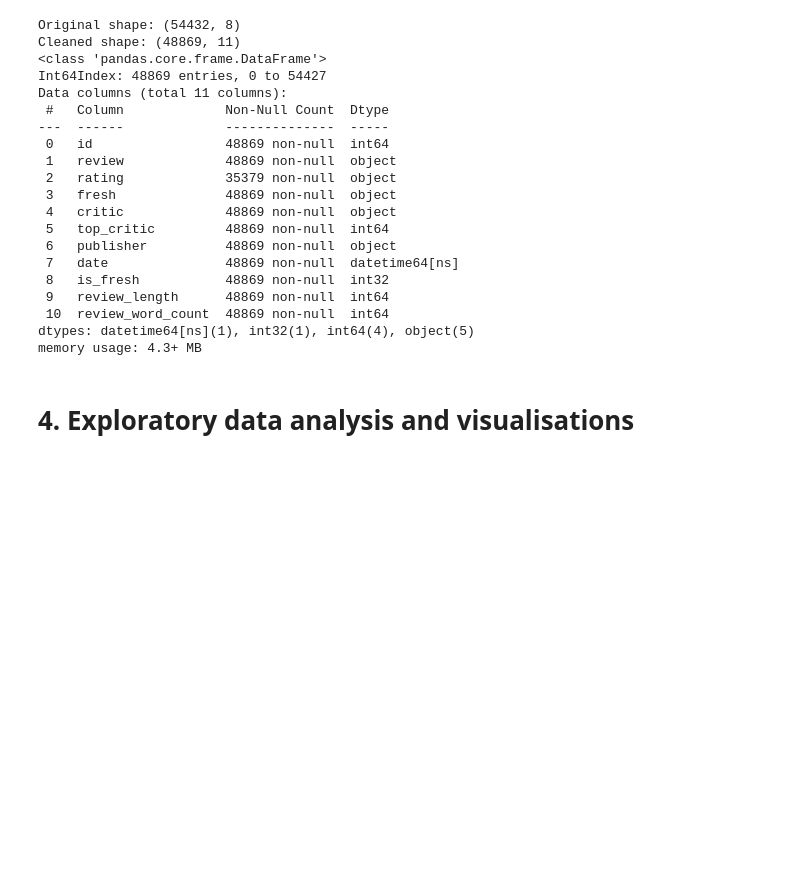
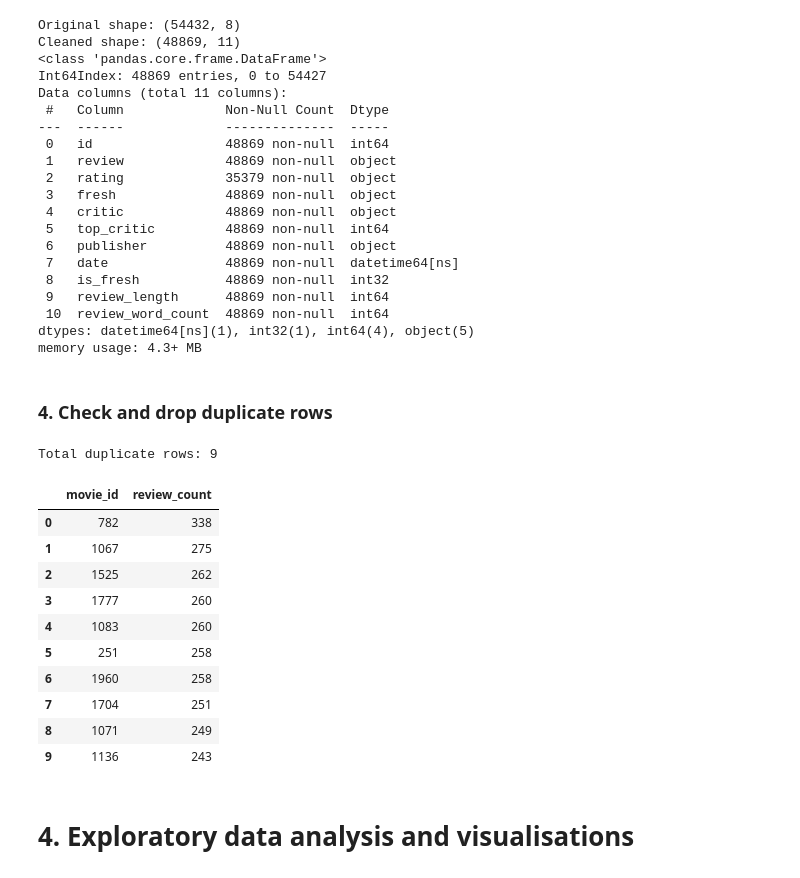
Before and after one commit to oliverkiplagat/Studio_Launch-Pad, a Jupyter notebook: student.ipynb, the cells around one changed output. Drawn from its saved outputs; the diff is of its cells as text; code cells hidden in the pictures; blank space fills up the shorter version.

Commit message:
Checked and dropped duplicates.

```diff
--- a/student.ipynb
+++ b/student.ipynb
@@ -101,6 +101,35 @@ Data columns (total 11 columns):
  10  review_word_count  48869 non-null  int64
 dtypes: datetime64[ns](1), int32(1), int64(4), object(5)
 memory usage: 4.3+ MB
+# %% [markdown]
+### 4. Check and drop duplicate rows
+# %%
+# 1. Check for total duplicate rows across the dataset
+duplicate_count = rt_reviews_df.duplicated().sum()
+print(f"Total duplicate rows: {duplicate_count}")
+
+# 2. Drop duplicate rows if any exist
+rt_reviews_df = rt_reviews_df.drop_duplicates()
+
+# 3. Count reviews per movie (grouped by movie ID)
+reviews_per_movie = rt_reviews_df['id'].value_counts().reset_index()
+reviews_per_movie.columns = ['movie_id', 'review_count']
+
+# 4. Display the top 10 movies with the most reviews
+display(reviews_per_movie.head(10))
+# %% [output]
+Total duplicate rows: 9
+|  | movie_id | review_count |
+| 0 | 782 | 338 |
+| 1 | 1067 | 275 |
+| 2 | 1525 | 262 |
+| 3 | 1777 | 260 |
+| 4 | 1083 | 260 |
+| 5 | 251 | 258 |
+| 6 | 1960 | 258 |
+| 7 | 1704 | 251 |
+| 8 | 1071 | 249 |
+| 9 | 1136 | 243 |
 # %% [markdown]
 # 4. Exploratory data analysis and visualisations
 # %%
```
